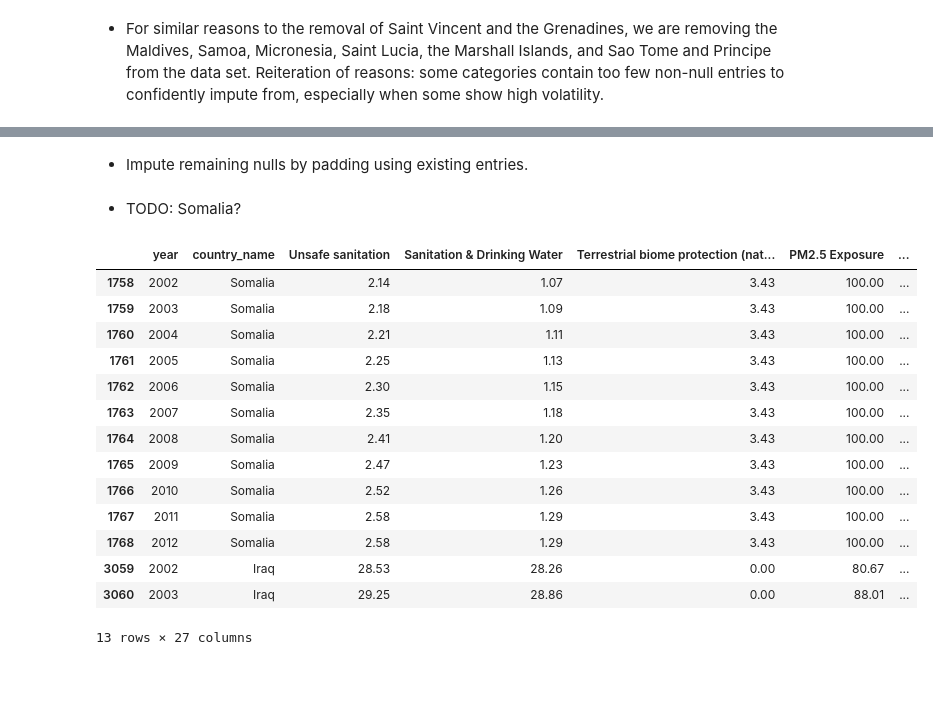
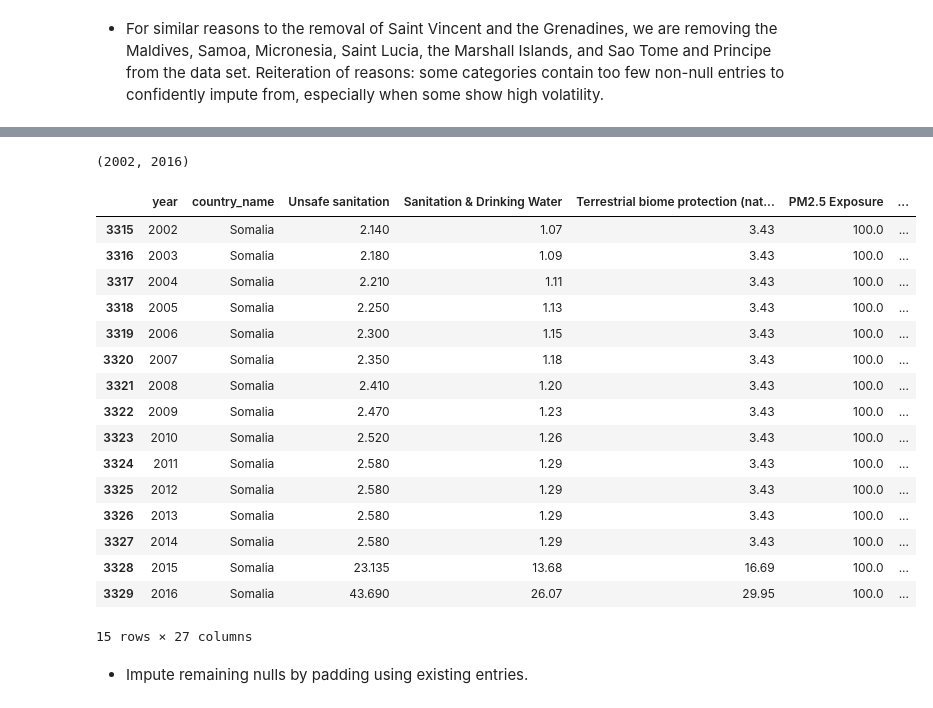
Before and after one commit to Avanyali/EPIDemographicModel, a Jupyter notebook: Step2_DataCleaning&Exploration.ipynb, the cells around one changed output, grey strips where cells are left out. Cells and saved outputs as stored; diff of their text form; code cells hidden in the pictures; blank space fills up the shorter version.

Commit message:
somalia gdp added

```diff
--- a/Step2_DataCleaning&Exploration.ipynb
+++ b/Step2_DataCleaning&Exploration.ipynb
@@ -266,0 +313,4 @@ dtype: int64
+# %%
+min_somalia_year, max_somalia_year
+# %% [output]
+(2002, 2016)
@@ -266,0 +321,20 @@ dtype: int64
+# %%
+epi.loc[epi['country_name'].isin(['Somalia'])]
+# %% [output]
+|  | year | country_name | Unsafe sanitation | Sanitation & Drinking Water | Terrestrial biome protection (nat... | PM2.5 Exposure | ... |
+| 3315 | 2002 | Somalia | 2.140 | 1.07 | 3.43 | 100.0 | ... |
+| 3316 | 2003 | Somalia | 2.180 | 1.09 | 3.43 | 100.0 | ... |
+| 3317 | 2004 | Somalia | 2.210 | 1.11 | 3.43 | 100.0 | ... |
+| 3318 | 2005 | Somalia | 2.250 | 1.13 | 3.43 | 100.0 | ... |
+| 3319 | 2006 | Somalia | 2.300 | 1.15 | 3.43 | 100.0 | ... |
+| 3320 | 2007 | Somalia | 2.350 | 1.18 | 3.43 | 100.0 | ... |
+| 3321 | 2008 | Somalia | 2.410 | 1.20 | 3.43 | 100.0 | ... |
+| 3322 | 2009 | Somalia | 2.470 | 1.23 | 3.43 | 100.0 | ... |
+| 3323 | 2010 | Somalia | 2.520 | 1.26 | 3.43 | 100.0 | ... |
+| 3324 | 2011 | Somalia | 2.580 | 1.29 | 3.43 | 100.0 | ... |
+| 3325 | 2012 | Somalia | 2.580 | 1.29 | 3.43 | 100.0 | ... |
+| 3326 | 2013 | Somalia | 2.580 | 1.29 | 3.43 | 100.0 | ... |
+| 3327 | 2014 | Somalia | 2.580 | 1.29 | 3.43 | 100.0 | ... |
+| 3328 | 2015 | Somalia | 23.135 | 13.68 | 16.69 | 100.0 | ... |
+| 3329 | 2016 | Somalia | 43.690 | 26.07 | 29.95 | 100.0 | ... |
+15 rows × 27 columns
@@ -268,23 +346,3 @@ dtype: int64
 - Impute remaining nulls by padding using existing entries.
 # %%
 #TODO
-# %% [markdown]
-- TODO: Somalia?
-# %%
-epi[epi['GDP'].isnull() == True]
-# %% [output]
-|  | year | country_name | Unsafe sanitation | Sanitation & Drinking Water | Terrestrial biome protection (nat... | PM2.5 Exposure | ... |
-| 1758 | 2002 | Somalia | 2.14 | 1.07 | 3.43 | 100.00 | ... |
-| 1759 | 2003 | Somalia | 2.18 | 1.09 | 3.43 | 100.00 | ... |
-| 1760 | 2004 | Somalia | 2.21 | 1.11 | 3.43 | 100.00 | ... |
-| 1761 | 2005 | Somalia | 2.25 | 1.13 | 3.43 | 100.00 | ... |
-| 1762 | 2006 | Somalia | 2.30 | 1.15 | 3.43 | 100.00 | ... |
-| 1763 | 2007 | Somalia | 2.35 | 1.18 | 3.43 | 100.00 | ... |
-| 1764 | 2008 | Somalia | 2.41 | 1.20 | 3.43 | 100.00 | ... |
-| 1765 | 2009 | Somalia | 2.47 | 1.23 | 3.43 | 100.00 | ... |
-| 1766 | 2010 | Somalia | 2.52 | 1.26 | 3.43 | 100.00 | ... |
-| 1767 | 2011 | Somalia | 2.58 | 1.29 | 3.43 | 100.00 | ... |
-| 1768 | 2012 | Somalia | 2.58 | 1.29 | 3.43 | 100.00 | ... |
-| 3059 | 2002 | Iraq | 28.53 | 28.26 | 0.00 | 80.67 | ... |
-| 3060 | 2003 | Iraq | 29.25 | 28.86 | 0.00 | 88.01 | ... |
-13 rows × 27 columns
```
Also changed, not shown: parts of 24 cells of this notebook, 1 other file.
